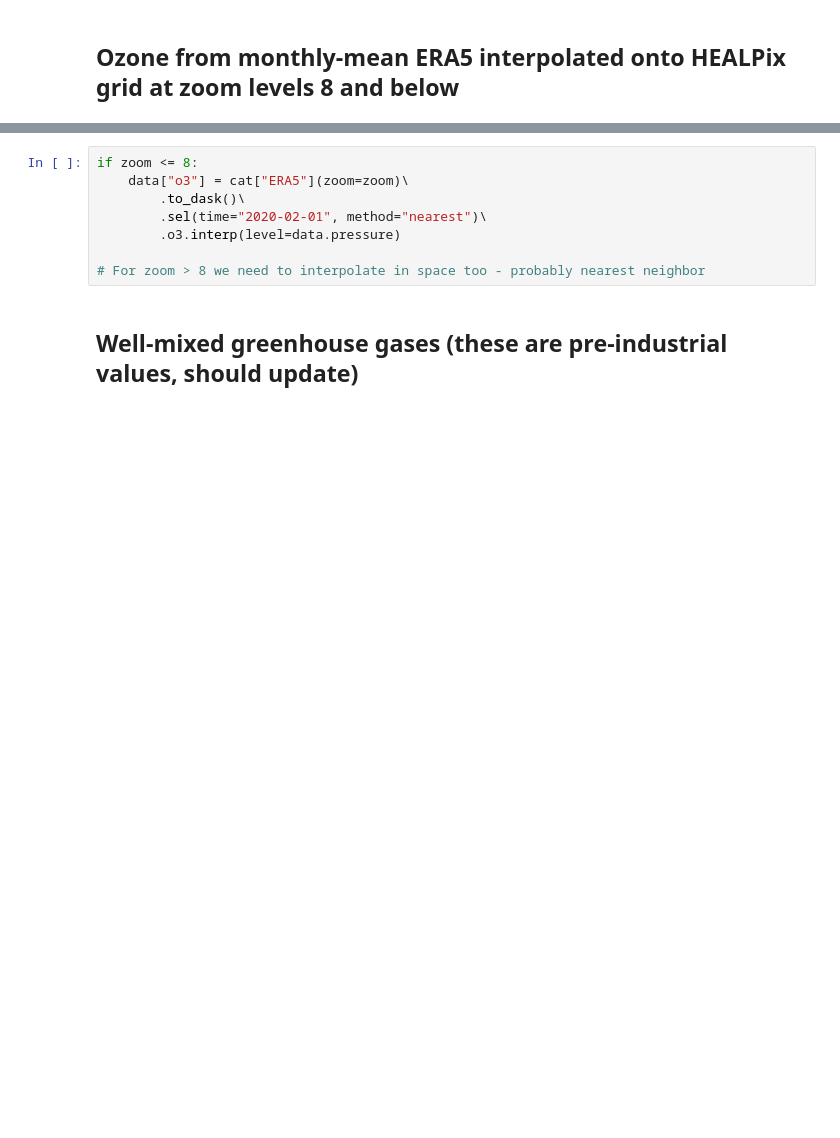
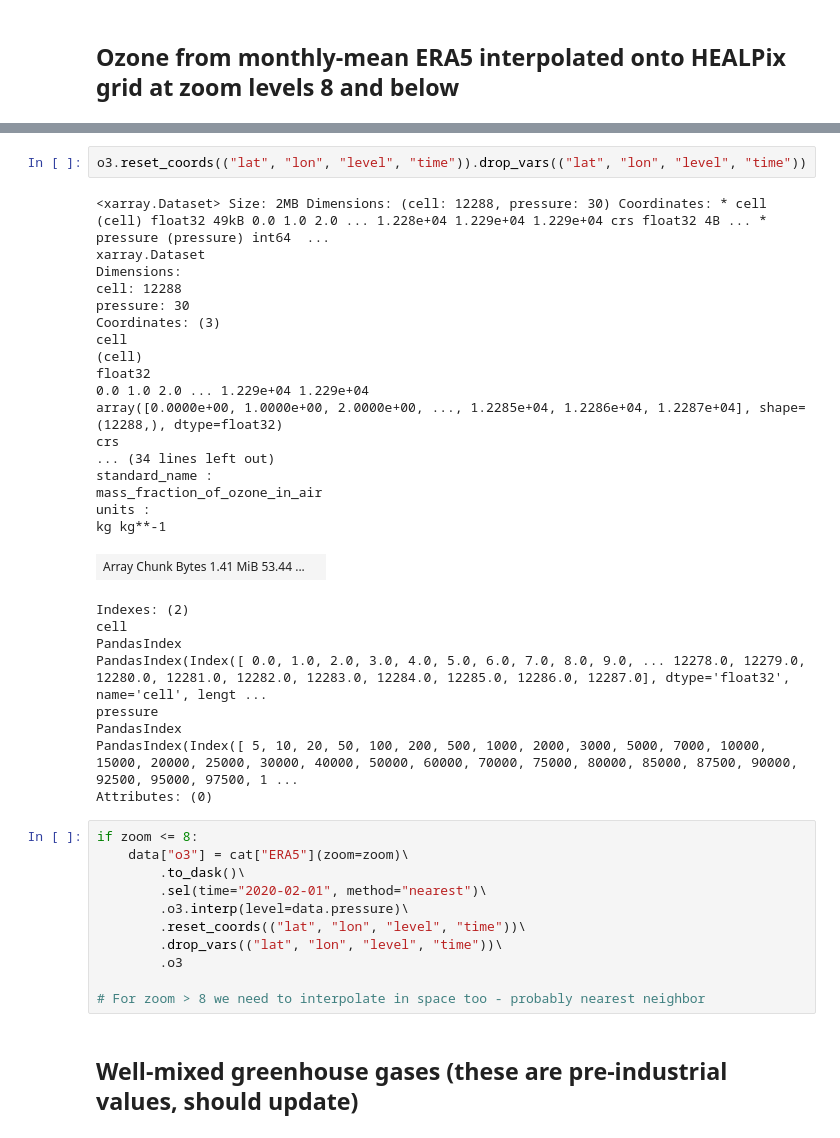
Before and after one commit to earth-system-radiation/pyRTE-RRTMGP, a Jupyter notebook: examples/dyamond3-example/pyRTE-scaling.ipynb, the cells around one changed output, grey strips where cells are left out. Saved outputs shown, nothing was run; the diff lists cells and outputs as text; blank space fills up the shorter version.

```diff
--- a/examples/dyamond3-example/pyRTE-scaling.ipynb
+++ b/examples/dyamond3-example/pyRTE-scaling.ipynb
@@ -81,9 +122,41 @@ xr.merge([
+# %%
+o3.reset_coords(("lat", "lon", "level", "time")).drop_vars(("lat", "lon", "level", "time"))
+# %% [output]
+<xarray.Dataset> Size: 2MB Dimensions: (cell: 12288, pressure: 30) Coordinates: * cell (cell) float32 49kB 0.0 1.0 2.0 ... 1.228e+04 1.229e+04 1.229e+04 crs float32 4B ... * pressure (pressure) int64  ...
+xarray.Dataset
+Dimensions:
+cell: 12288
+pressure: 30
+Coordinates: (3)
+cell
+(cell)
+float32
+0.0 1.0 2.0 ... 1.229e+04 1.229e+04
+array([0.0000e+00, 1.0000e+00, 2.0000e+00, ..., 1.2285e+04, 1.2286e+04, 1.2287e+04], shape=(12288,), dtype=float32)
+crs
+... (34 lines left out)
+standard_name :
+mass_fraction_of_ozone_in_air
+units :
+kg kg**-1
+| Array Chunk Bytes 1.41 MiB 53.44 ... |  |
+Indexes: (2)
+cell
+PandasIndex
+PandasIndex(Index([ 0.0, 1.0, 2.0, 3.0, 4.0, 5.0, 6.0, 7.0, 8.0, 9.0, ... 12278.0, 12279.0, 12280.0, 12281.0, 12282.0, 12283.0, 12284.0, 12285.0, 12286.0, 12287.0], dtype='float32', name='cell', lengt ...
+pressure
+PandasIndex
+PandasIndex(Index([ 5, 10, 20, 50, 100, 200, 500, 1000, 2000, 3000, 5000, 7000, 10000, 15000, 20000, 25000, 30000, 40000, 50000, 60000, 70000, 75000, 80000, 85000, 87500, 90000, 92500, 95000, 97500, 1 ...
+Attributes: (0)
 # %%
 if zoom <= 8:
     data["o3"] = cat["ERA5"](zoom=zoom)\
         .to_dask()\
         .sel(time="2020-02-01", method="nearest")\
-        .o3.interp(level=data.pressure)
+        .o3.interp(level=data.pressure)\
+        .reset_coords(("lat", "lon", "level", "time"))\
+        .drop_vars(("lat", "lon", "level", "time"))\
+        .o3
 
 # For zoom > 8 we need to interpolate in space too - probably nearest neighbor
 # %% [markdown]
```
Also changed, not shown: parts of 11 cells of this notebook, 1 other file.
